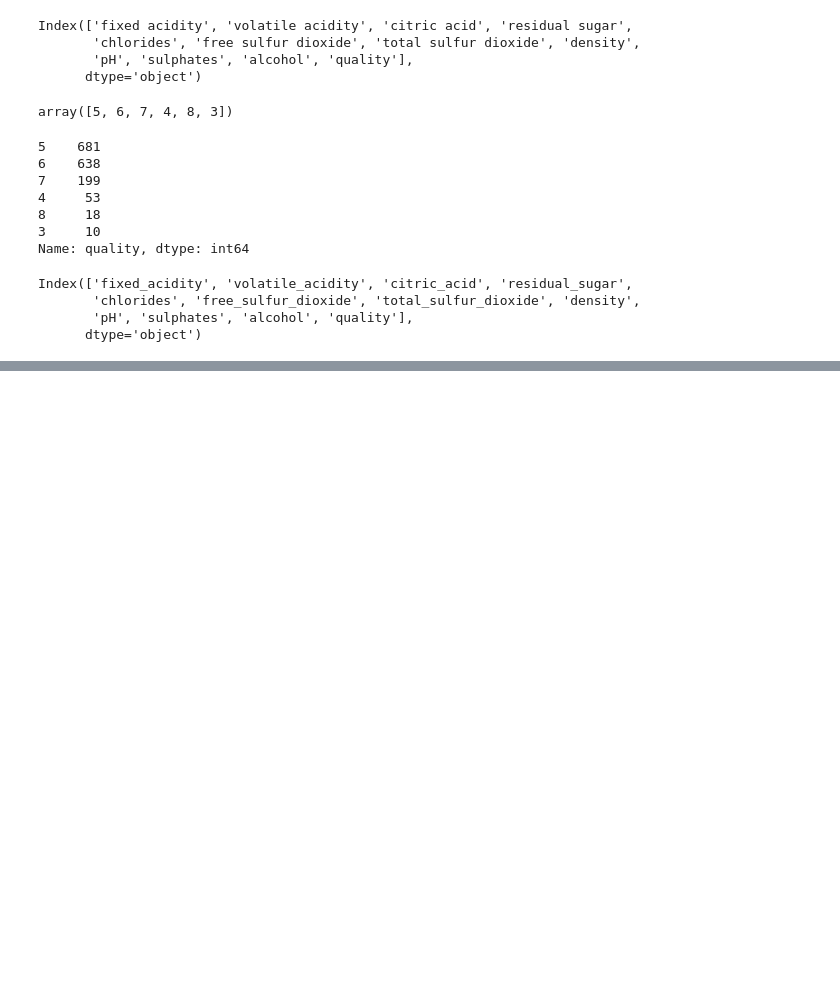
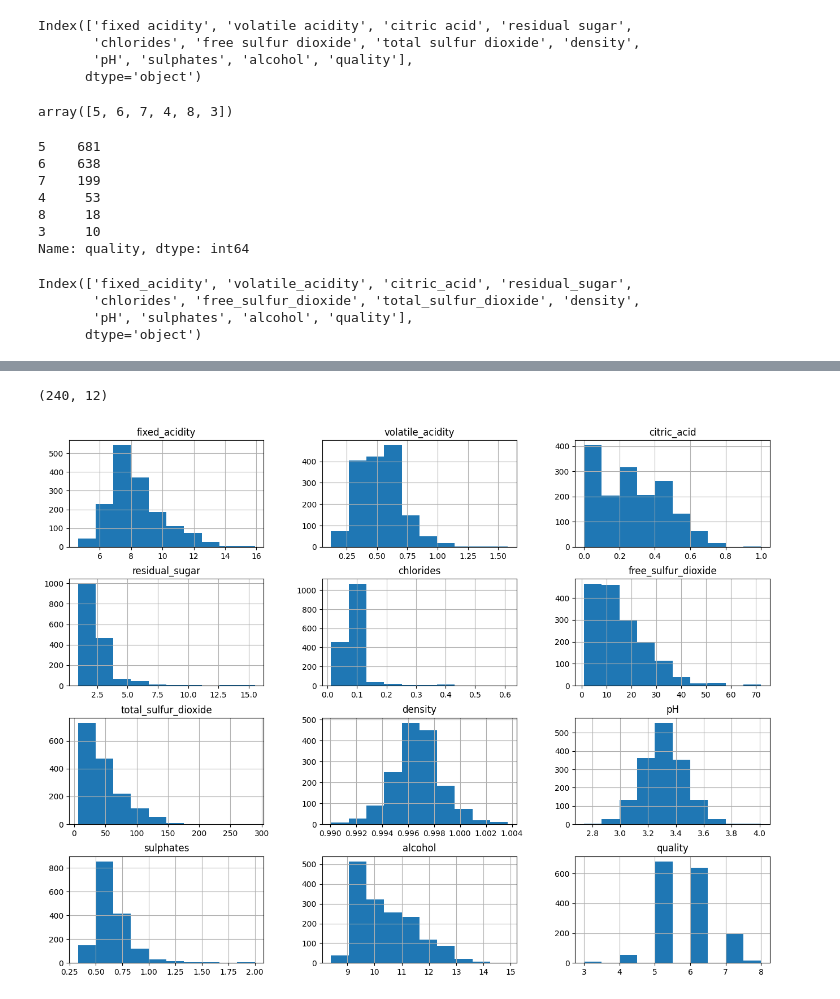
Before and after one commit to Mburu-Elvis/Exploratory-Data-Analysis, a Jupyter notebook: eda.ipynb, the cells around one changed output, grey strips where cells are left out. Cells and saved outputs as stored; diff of their text form; code cells hidden in the pictures; blank space fills up the shorter version.

Commit message:
data visualisation

```diff
--- a/eda.ipynb
+++ b/eda.ipynb
@@ -65,0 +104,5 @@ Index(['fixed_acidity', 'volatile_acidity', 'citric_acid', 'residual_sugar',
+# %%
+duplicate_entries = red_wine[red_wine.duplicated()]
+duplicate_entries.shape
+# %% [output]
+(240, 12)
@@ -65,0 +116,5 @@ Index(['fixed_acidity', 'volatile_acidity', 'citric_acid', 'residual_sugar',
+# %%
+red_wine.hist(bins=10, figsize=(16, 12))
+plt.show()
+# %% [output]
+[figure, added]
```
Also changed, not shown: parts of 6 cells of this notebook.
